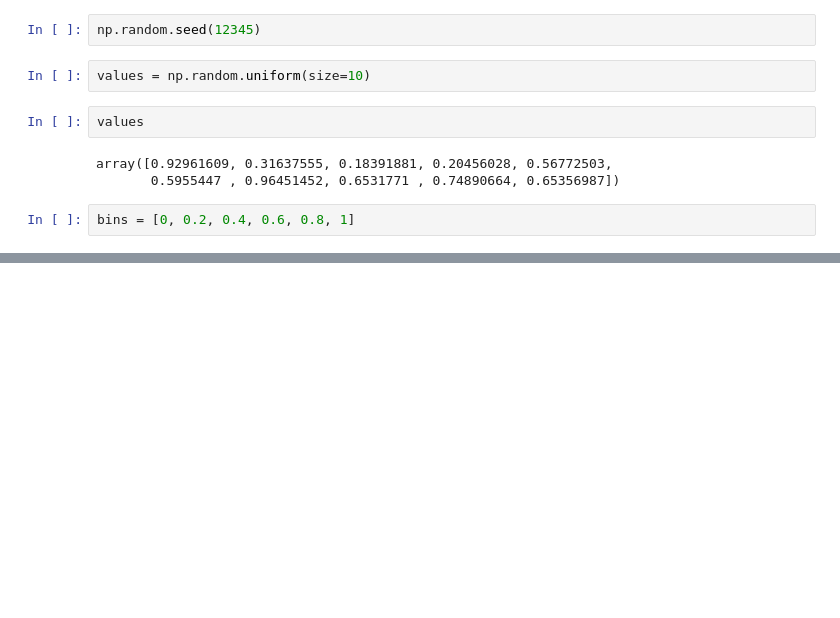
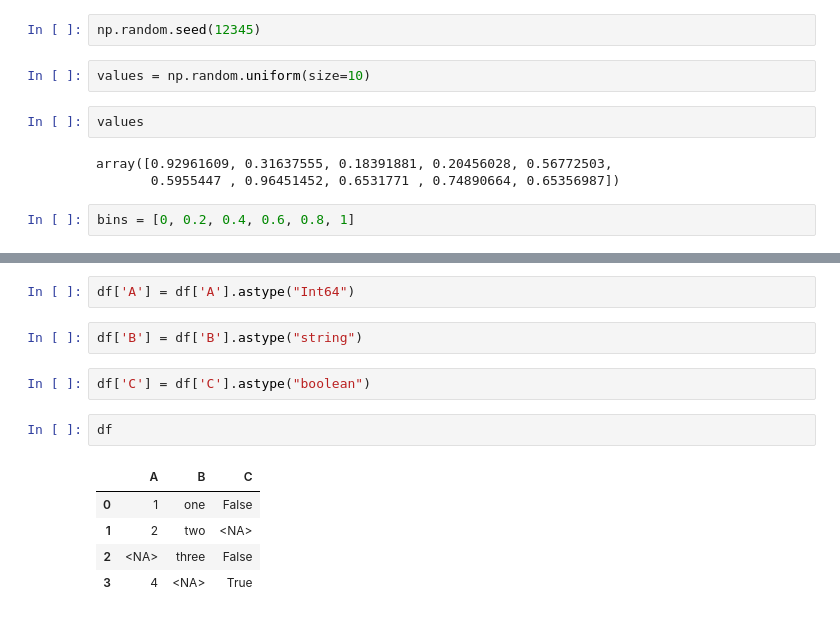
Before and after one commit to LydiaStoneKonstanski/WesCh678, a Jupyter notebook: Chapter7WorkAlong.ipynb, the cells around one changed output, grey strips where cells are left out. Cells and saved outputs as stored; diff of their text form; blank space fills up the shorter version.

```diff
--- a/Chapter7WorkAlong.ipynb
+++ b/Chapter7WorkAlong.ipynb
@@ -725,0 +804,14 @@ pd.get_dummies
+# %%
+df['A'] = df['A'].astype("Int64")
+# %%
+df['B'] = df['B'].astype("string")
+# %%
+df['C'] = df['C'].astype("boolean")
+# %%
+df
+# %% [output]
+|  | A | B | C |
+| 0 | 1 | one | False |
+| 1 | 2 | two | <NA> |
+| 2 | <NA> | three | False |
+| 3 | 4 | <NA> | True |
```
Also changed, not shown: parts of 42 cells of this notebook, 1 other file.
